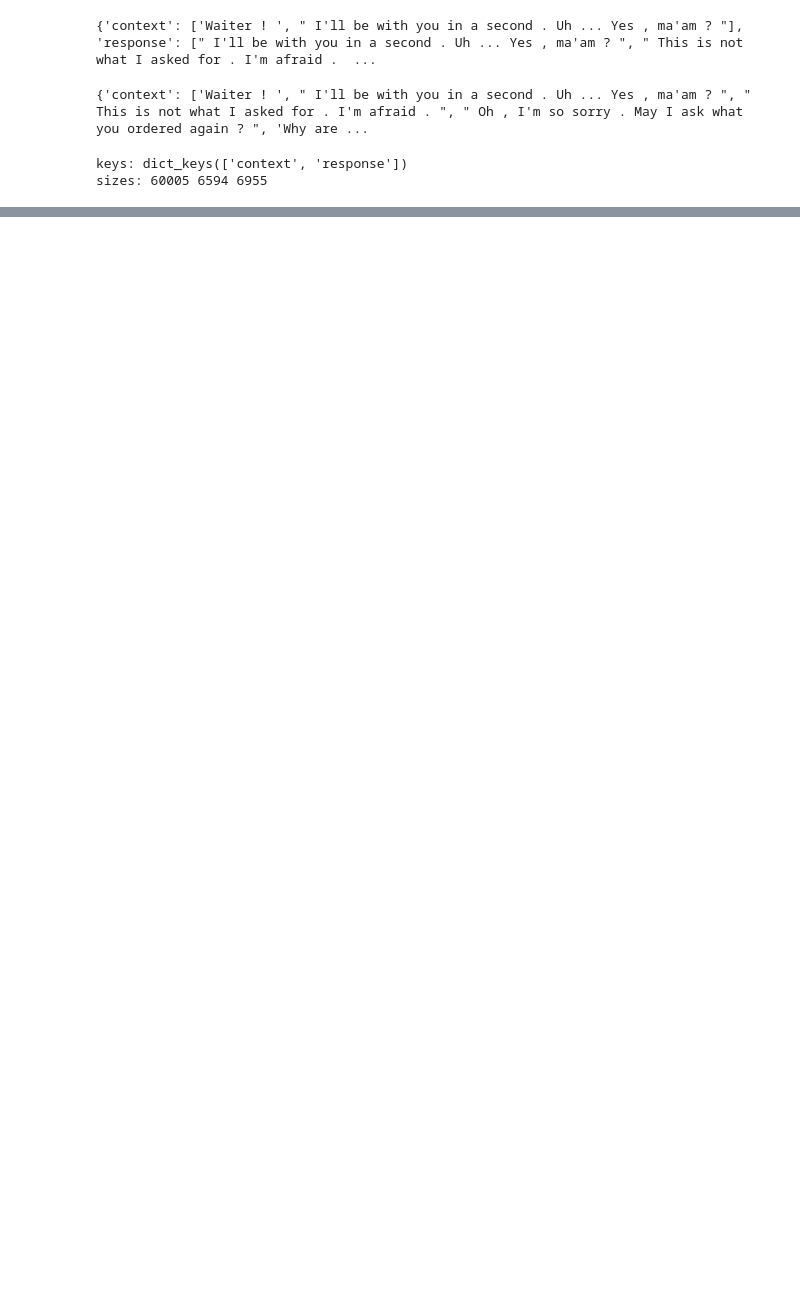
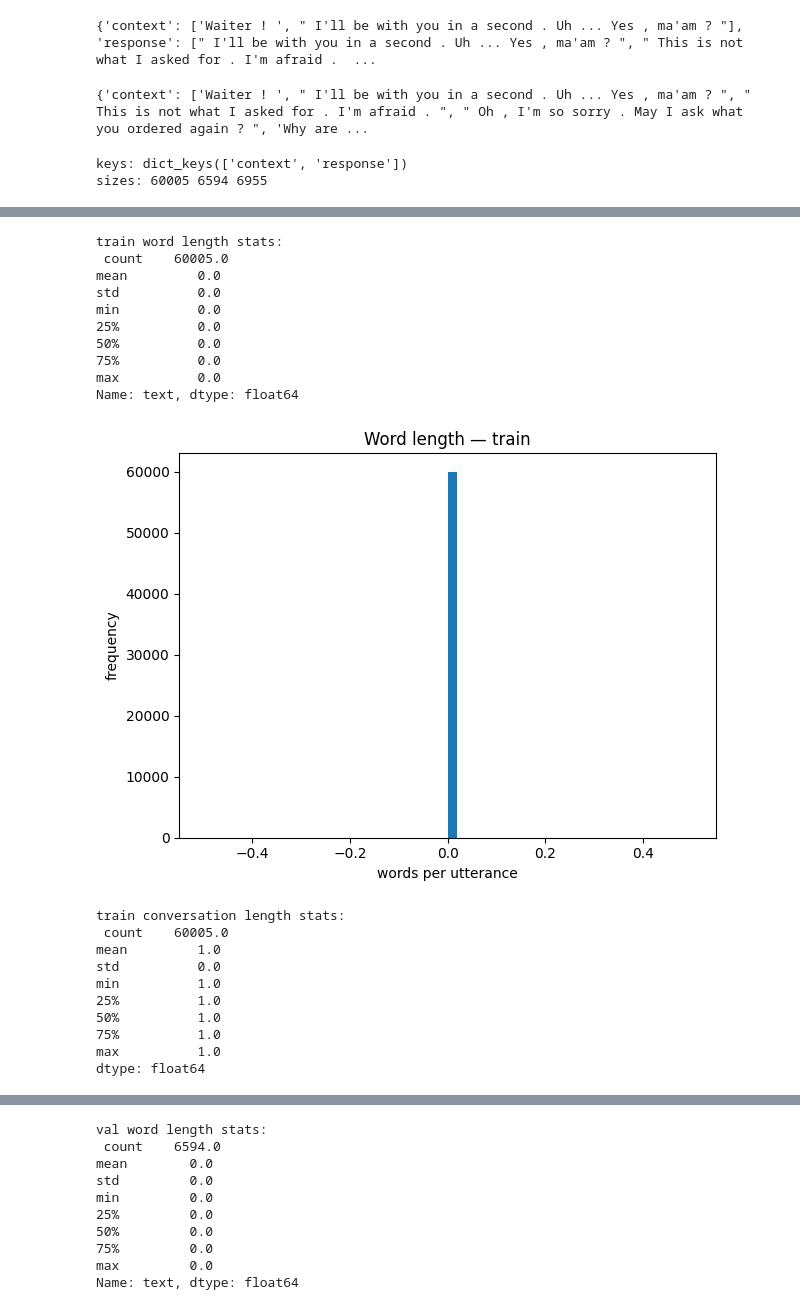
Before and after one commit to lata1207/Master_Project, a Jupyter notebook: Sentiment_Analysis_LLMs.ipynb, the cells around one changed output, grey strips where cells are left out. Cells and saved outputs as stored; diff of their text form; code cells hidden in the pictures; blank space fills up the shorter version.

```diff
--- a/Sentiment_Analysis_LLMs.ipynb
+++ b/Sentiment_Analysis_LLMs.ipynb
@@ -697,0 +672,39 @@ sns.despine(top=True, right=True, bottom=True, left=True)
+# %%
+def plot_lengths(df, name):
+    # words per utterance
+    lens_word = df['text'].astype(str).str.split().map(len)
+    print(f"\n{name} word length stats:\n", lens_word.describe())
+    plt.figure(); plt.hist(lens_word, bins=50)
+    plt.xlabel('words per utterance'); plt.ylabel('frequency'); plt.title(f'Word length — {name}')
+    plt.tight_layout(); plt.savefig(f"{FIGDIR}/wordlen_{name}.png"); plt.show()
+    # turns per conversation
+    conv_len = df.groupby('conversation_id').size()
+    print(f"\n{name} conversation length stats:\n", conv_len.describe())
+    plt.figure(); plt.hist(conv_len, bins=40)
+    plt.xlabel('turns per conversation'); plt.ylabel('frequency'); plt.title(f'Conversation length — {name}')
+    plt.tight_layout(); plt.savefig(f"{FIGDIR}/convlen_{name}.png"); plt.show()
+
+for n, d in [('train', train_df), ('val', val_df), ('test', test_df)]:
+    plot_lengths(d, n)
+# %% [output]
+train word length stats:
+ count    60005.0
+mean         0.0
+std          0.0
+min          0.0
+25%          0.0
+50%          0.0
+75%          0.0
+max          0.0
+Name: text, dtype: float64
+[figure, added]
+train conversation length stats:
+ count    60005.0
+mean         1.0
+std          0.0
+min          1.0
+25%          1.0
+50%          1.0
+75%          1.0
+max          1.0
+dtype: float64
@@ -697,0 +712,10 @@ sns.despine(top=True, right=True, bottom=True, left=True)
+val word length stats:
+ count    6594.0
+mean        0.0
+std         0.0
+min         0.0
+25%         0.0
+50%         0.0
+75%         0.0
+max         0.0
+Name: text, dtype: float64
```
Also changed, not shown: parts of 8 cells of this notebook.
